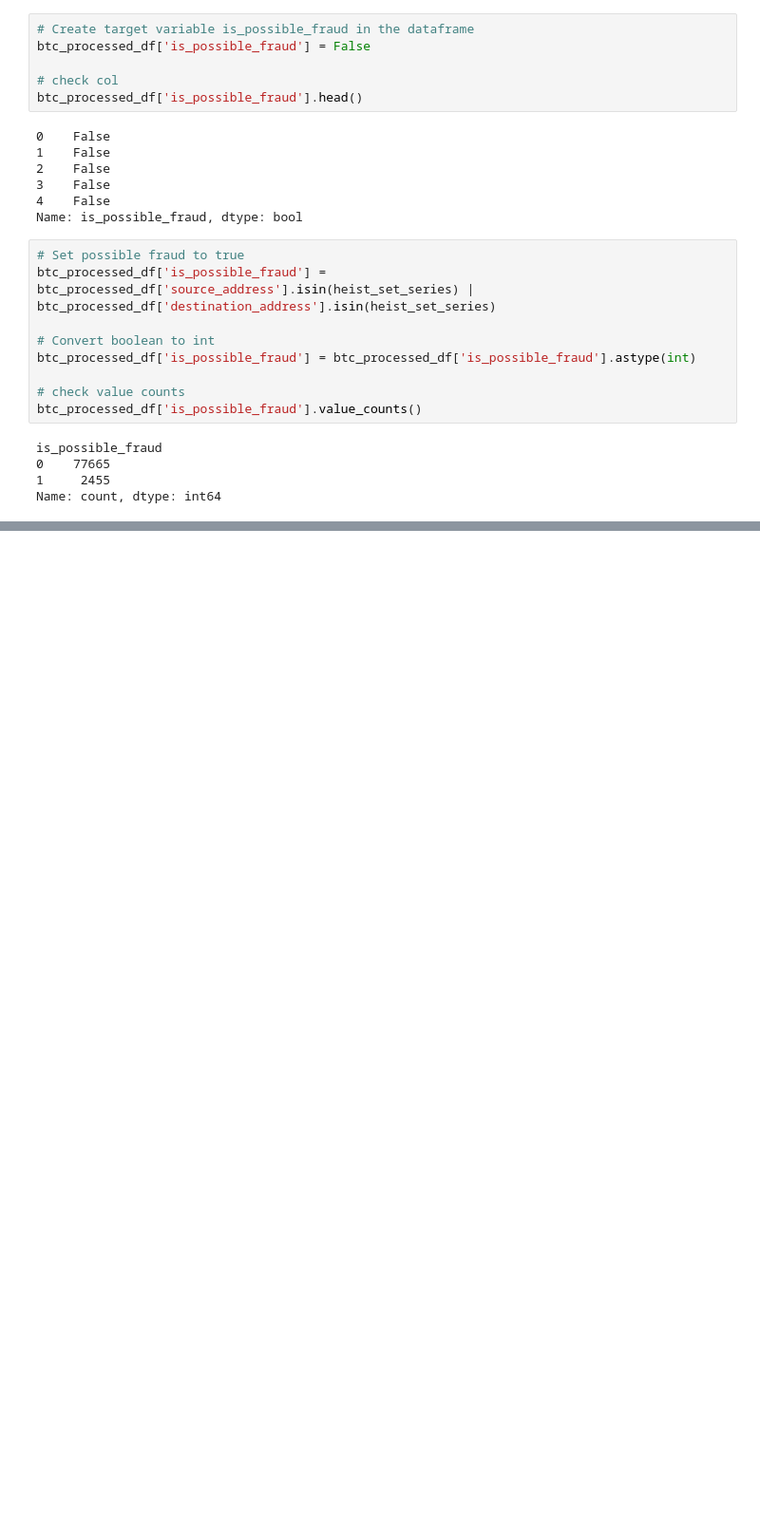
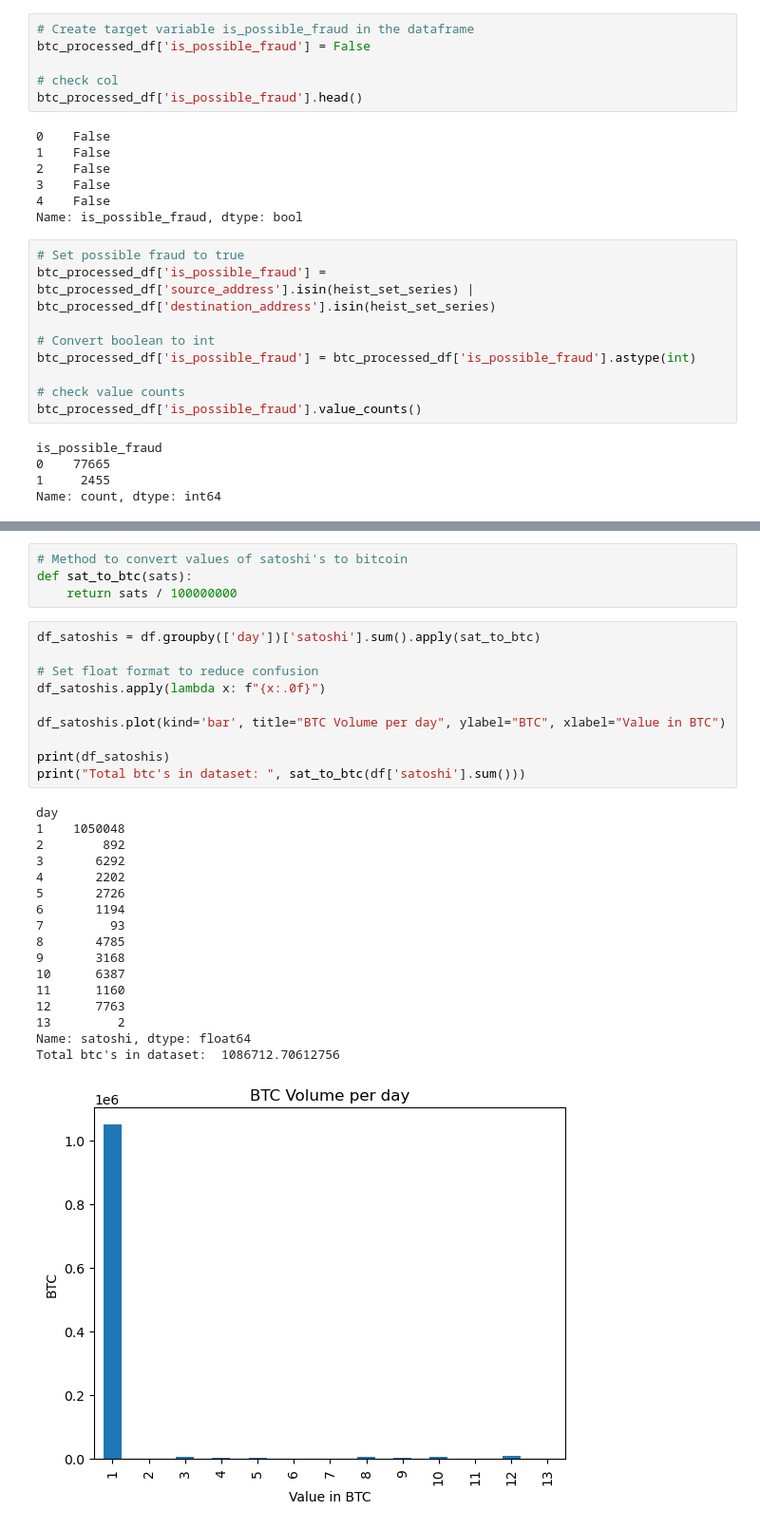
Before and after one commit to yaelBrown/Detecting-Fraud-in-Blockchain, a Jupyter notebook: notebooks/Sprint2_EDA.ipynb, the cells around one changed output, grey strips where cells are left out. Shown at 95% size. Drawn from its saved outputs; the diff is of its cells as text; blank space fills up the shorter version.

```diff
--- a/notebooks/Sprint2_EDA.ipynb
+++ b/notebooks/Sprint2_EDA.ipynb
@@ -463,0 +573,32 @@ Name: count, dtype: int64
+# %%
+# Method to convert values of satoshi's to bitcoin
+def sat_to_btc(sats):
+    return sats / 100000000
+# %%
+df_satoshis = df.groupby(['day'])['satoshi'].sum().apply(sat_to_btc)
+
+# Set float format to reduce confusion
+df_satoshis.apply(lambda x: f"{x:.0f}")
+
+df_satoshis.plot(kind='bar', title="BTC Volume per day", ylabel="BTC", xlabel="Value in BTC")
+
+print(df_satoshis)
+print("Total btc's in dataset: ", sat_to_btc(df['satoshi'].sum()))
+# %% [output]
+day
+1    1050048
+2        892
+3       6292
+4       2202
+5       2726
+6       1194
+7         93
+8       4785
+9       3168
+10      6387
+11      1160
+12      7763
+13         2
+Name: satoshi, dtype: float64
+Total btc's in dataset:  1086712.70612756
+[figure, added]
```
Also changed, not shown: parts of 60 cells of this notebook, 12 other files.
